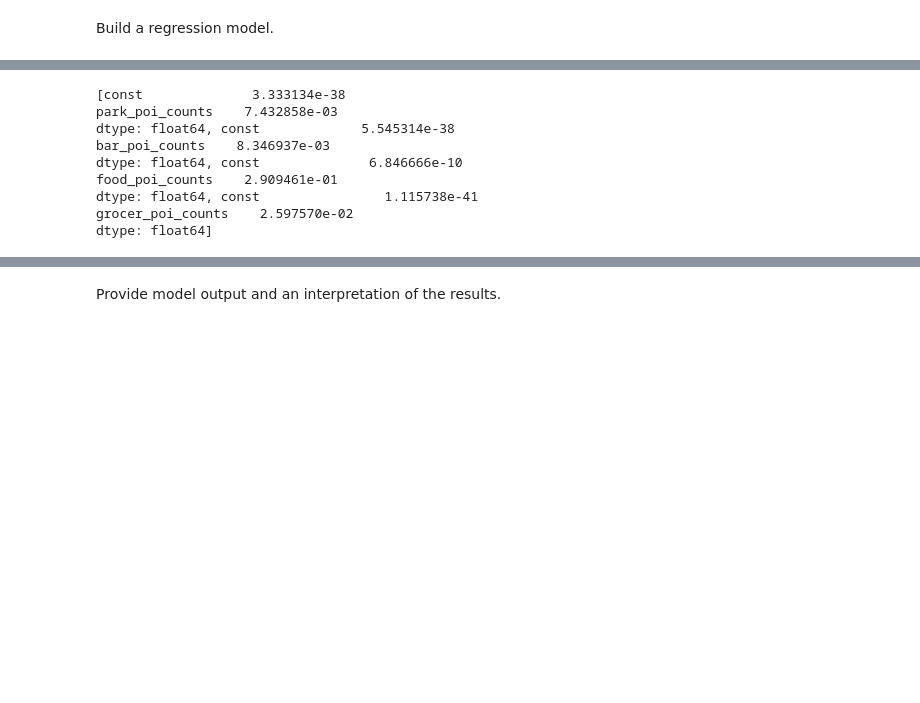
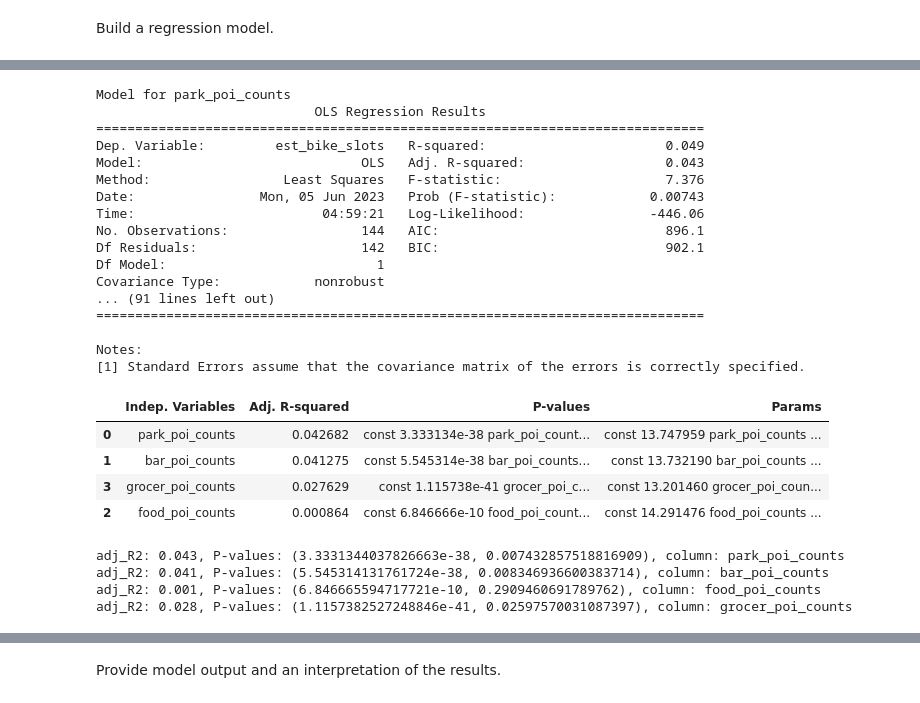
Before and after one commit to AndrewE23/Final-Project-Statistical-Modelling-with-Python, a Jupyter notebook: notebooks/model_building.ipynb, the cells around one changed output, grey strips where cells are left out. Saved outputs shown, nothing was run; the diff lists cells and outputs as text; code cells hidden in the pictures; blank space fills up the shorter version.

```diff
--- a/notebooks/model_building.ipynb
+++ b/notebooks/model_building.ipynb
@@ -85,16 +80,12 @@ X
 # %%
 # Models:
-Models = [sm.OLS(y,x) for x in X]
-Results = [model.fit() for model in Models]
+models = [sm.OLS(y,x) for x in X]
+results = [model.fit() for model in models]
 
 # Significance Values:
-Adj_Rsquared = [results.rsquared_adj for results in Results]
-Pval = [results.pvalues for results in Results]
+adj_rsquared = [results.rsquared_adj for results in results]
+pval = [results.pvalues for results in results]
 
-Params = [results.params for results in Results]
-Results[2].summary()
-
-# The condition number is not significantly close to 1, which means there is room for refinement.
-# r-squared is 0.49, meaning it can predict with 49% accuracy; certain POIs may have more influence
-# than others.
+Params = [results.params for results in results]
+print(results[0].summary())
 # %% [output]
@@ -120,12 +109,44 @@ Notes:
-# %%
-print(Pval)
-# %% [output]
-[const              3.333134e-38
-park_poi_counts    7.432858e-03
-dtype: float64, const             5.545314e-38
-bar_poi_counts    8.346937e-03
-dtype: float64, const              6.846666e-10
-food_poi_counts    2.909461e-01
-dtype: float64, const                1.115738e-41
-grocer_poi_counts    2.597570e-02
-dtype: float64]
+# %%
+#Model Output
+for i in range(len(indep.columns)):
+    print("Model for", indep.columns[i])
+    print(Results[i].summary())
+    print(" ")  #print a blank line
+
+#Create a dataframe with the indep. variables, their adj. R-squared, p-values and params
+df = pd.DataFrame({'Indep. Variables': indep.columns, 'Adj. R-squared': Adj_Rsquared, 'P-values': Pval, 'Params': Params})
+df
+
+#Sort the dataframe by the adj. R-squared
+df.sort_values(by='Adj. R-squared', ascending=False)
+# %% [output]
+Model for park_poi_counts
+                            OLS Regression Results
+==============================================================================
+Dep. Variable:         est_bike_slots   R-squared:                       0.049
+Model:                            OLS   Adj. R-squared:                  0.043
+Method:                 Least Squares   F-statistic:                     7.376
+Date:                Mon, 05 Jun 2023   Prob (F-statistic):            0.00743
+Time:                        04:59:21   Log-Likelihood:                -446.06
+No. Observations:                 144   AIC:                             896.1
+Df Residuals:                     142   BIC:                             902.1
+Df Model:                           1
+Covariance Type:            nonrobust
+... (91 lines left out)
+==============================================================================
+
+Notes:
+[1] Standard Errors assume that the covariance matrix of the errors is correctly specified.
+|  | Indep. Variables | Adj. R-squared | P-values | Params |
+| 0 | park_poi_counts | 0.042682 | const 3.333134e-38 park_poi_count... | const 13.747959 park_poi_counts ... |
+| 1 | bar_poi_counts | 0.041275 | const 5.545314e-38 bar_poi_counts... | const 13.732190 bar_poi_counts ... |
+| 3 | grocer_poi_counts | 0.027629 | const 1.115738e-41 grocer_poi_c... | const 13.201460 grocer_poi_coun... |
+| 2 | food_poi_counts | 0.000864 | const 6.846666e-10 food_poi_count... | const 14.291476 food_poi_counts ... |
+# %%
+for i in range(len(Adj_Rsquared)):
+     print(f'adj_R2: {Adj_Rsquared[i]:.3f}, P-values: {*Pval[i],}, column: {indep.columns[i]}')
+# %% [output]
+adj_R2: 0.043, P-values: (3.3331344037826663e-38, 0.007432857518816909), column: park_poi_counts
+adj_R2: 0.041, P-values: (5.545314131761724e-38, 0.008346936600383714), column: bar_poi_counts
+adj_R2: 0.001, P-values: (6.846665594717721e-10, 0.2909460691789762), column: food_poi_counts
+adj_R2: 0.028, P-values: (1.1157382527248846e-41, 0.02597570031087397), column: grocer_poi_counts
```
Also changed, not shown: parts of 9 cells of this notebook, 2 other files.
